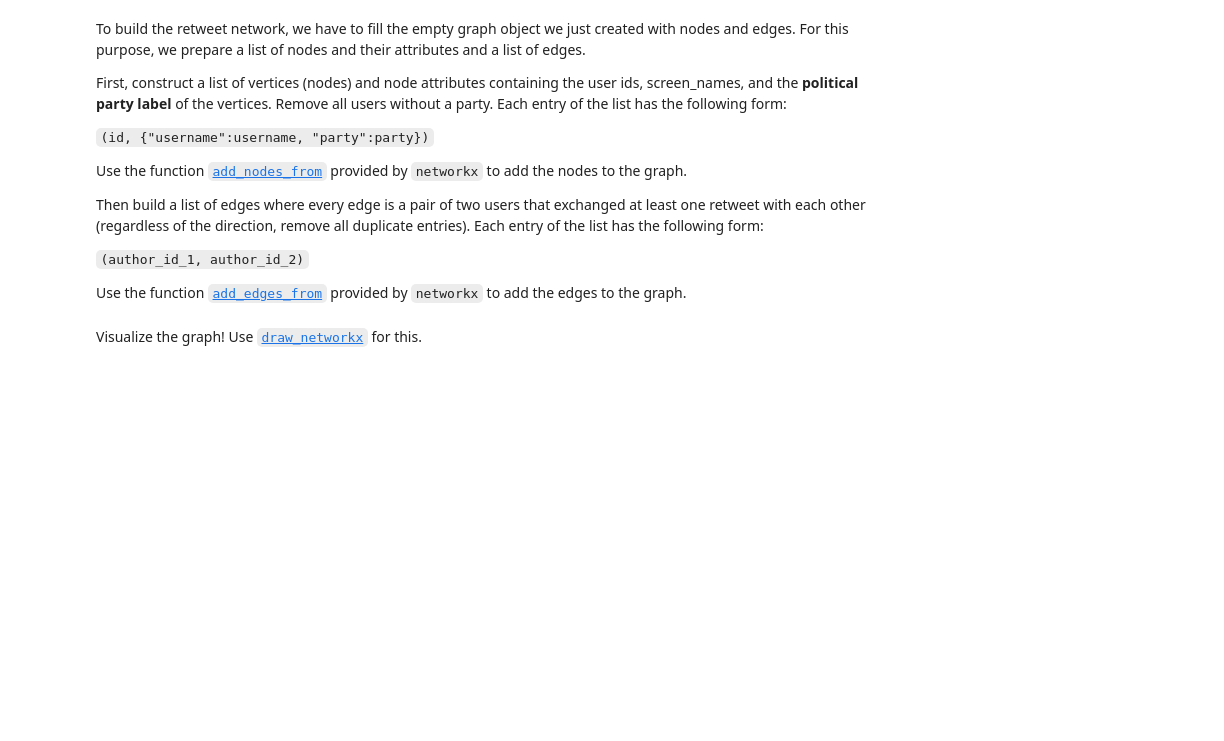
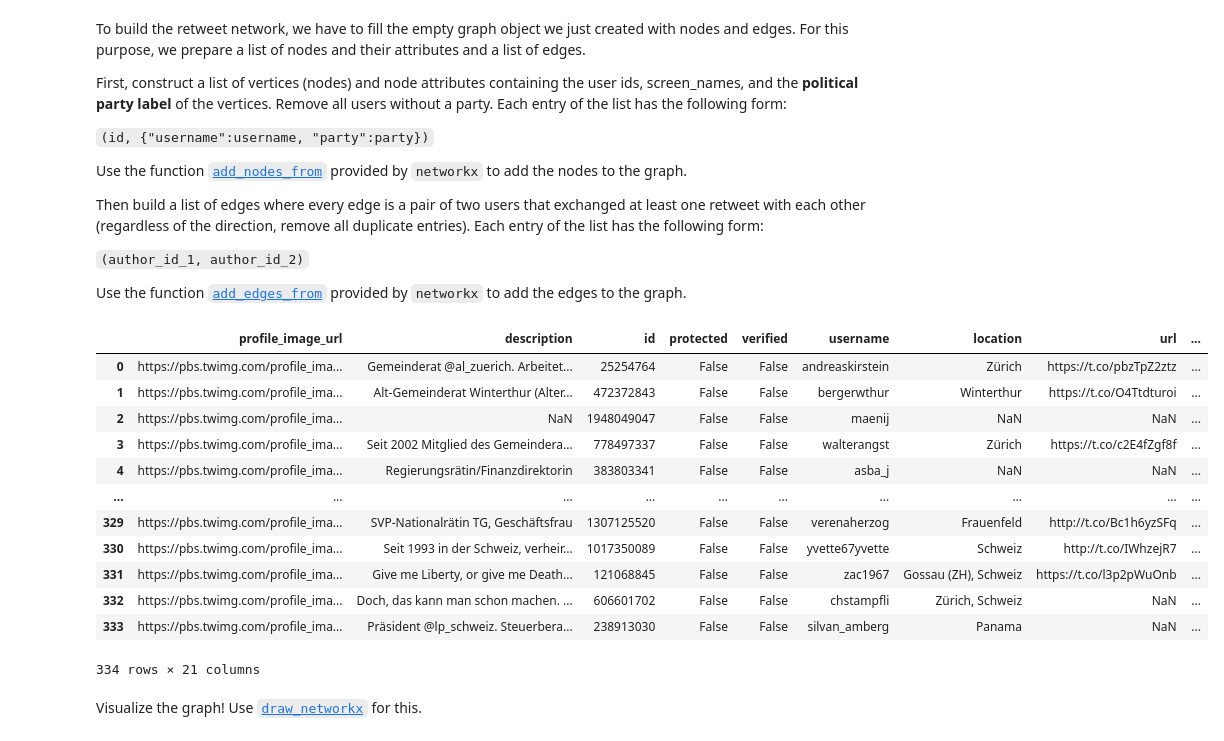
Before and after one commit to BettyInnovates/FoundationsOfCSS2024, a Jupyter notebook: Exercise04/exercise_04_hints.ipynb, the cells around one changed output. Drawn from its saved outputs; the diff is of its cells as text; code cells hidden in the pictures; blank space fills up the shorter version.

```diff
--- a/Exercise04/exercise_04_hints.ipynb
+++ b/Exercise04/exercise_04_hints.ipynb
@@ -151,12 +151,14 @@ timelines_with_retweet = timelines.loc[timelines["retweeted"] == True]
 Now filter the timelines such that the `retweet_user_id` is one of the user IDs in the user list. Use `pandas` [`isin`](https://pandas.pydata.org/docs/reference/api/pandas.DataFrame.isin.html) method for this.
 # %%
 # Read users data
-users = pd.read_csv("users.csv")
+users = pd.read_csv("users.csv", dtype={"id":str, "username":str, "party":str})
 # print(users.head())
 
 # filter timelines witn known users
-timelines_filtered = timelines[timelines["retweet_user_id"].isin(users["id"].astype(str))]
-# timelines_filtered
+# timelines_filtered = timelines[timelines["retweet_user_id"].isin(users["id"].astype(str))]
+timelines_filtered = timelines[timelines["retweet_user_id"].isin(users["id"])]
+
+#timelines_filtered
 # %% [markdown]
 Now finaly we can start to create the Graph, start by creating an empty graph with `networkx`. See [here](https://networkx.org/documentation/stable/reference/introduction.html#graph-creation) for more information.
 # %%
@@ -175,6 +177,23 @@ Then build a list of edges where every edge is a pair of two users that exchange
 `(author_id_1, author_id_2)`
 
 Use the function [`add_edges_from`](https://networkx.org/documentation/stable/reference/classes/generated/networkx.Graph.add_edges_from.html) provided by `networkx` to add the edges to the graph.
+# %%
+users_with_party = users.loc[~users["party"].isna() & (users["party"].str.strip() != "")]
+users_with_party
+# %% [output]
+|  | profile_image_url | description | id | protected | verified | username | location | url | ... |
+| 0 | https://pbs.twimg.com/profile_ima... | Gemeinderat @al_zuerich. Arbeitet... | 25254764 | False | False | andreaskirstein | Zürich | https://t.co/pbzTpZ2ztz | ... |
+| 1 | https://pbs.twimg.com/profile_ima... | Alt-Gemeinderat Winterthur (Alter... | 472372843 | False | False | bergerwthur | Winterthur | https://t.co/O4Ttdturoi | ... |
+| 2 | https://pbs.twimg.com/profile_ima... | NaN | 1948049047 | False | False | maenij | NaN | NaN | ... |
+| 3 | https://pbs.twimg.com/profile_ima... | Seit 2002 Mitglied des Gemeindera... | 778497337 | False | False | walterangst | Zürich | https://t.co/c2E4fZgf8f | ... |
+| 4 | https://pbs.twimg.com/profile_ima... | Regierungsrätin/Finanzdirektorin | 383803341 | False | False | asba_j | NaN | NaN | ... |
+| ... | ... | ... | ... | ... | ... | ... | ... | ... | ... |
+| 329 | https://pbs.twimg.com/profile_ima... | SVP-Nationalrätin TG, Geschäftsfrau | 1307125520 | False | False | verenaherzog | Frauenfeld | http://t.co/Bc1h6yzSFq | ... |
+| 330 | https://pbs.twimg.com/profile_ima... | Seit 1993 in der Schweiz, verheir... | 1017350089 | False | False | yvette67yvette | Schweiz | http://t.co/IWhzejR7 | ... |
+| 331 | https://pbs.twimg.com/profile_ima... | Give me Liberty, or give me Death... | 121068845 | False | False | zac1967 | Gossau (ZH), Schweiz | https://t.co/l3p2pWuOnb | ... |
+| 332 | https://pbs.twimg.com/profile_ima... | Doch, das kann man schon machen. ... | 606601702 | False | False | chstampfli | Zürich, Schweiz | NaN | ... |
+| 333 | https://pbs.twimg.com/profile_ima... | Präsident @lp_schweiz. Steuerbera... | 238913030 | False | False | silvan_amberg | Panama | NaN | ... |
+334 rows × 21 columns
 # %%
 # Your Code goes here!
 nodes = users[["id", "username", "party"]].dropna(subset=["party"])
```
